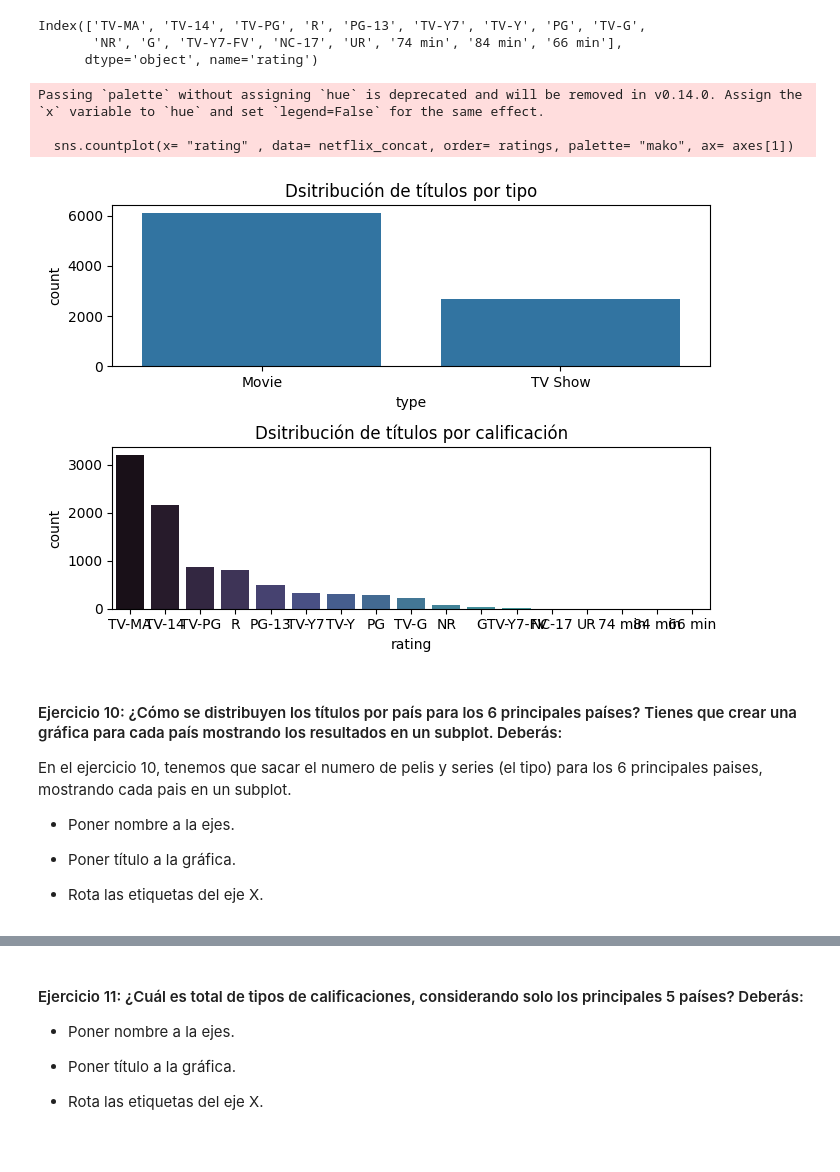
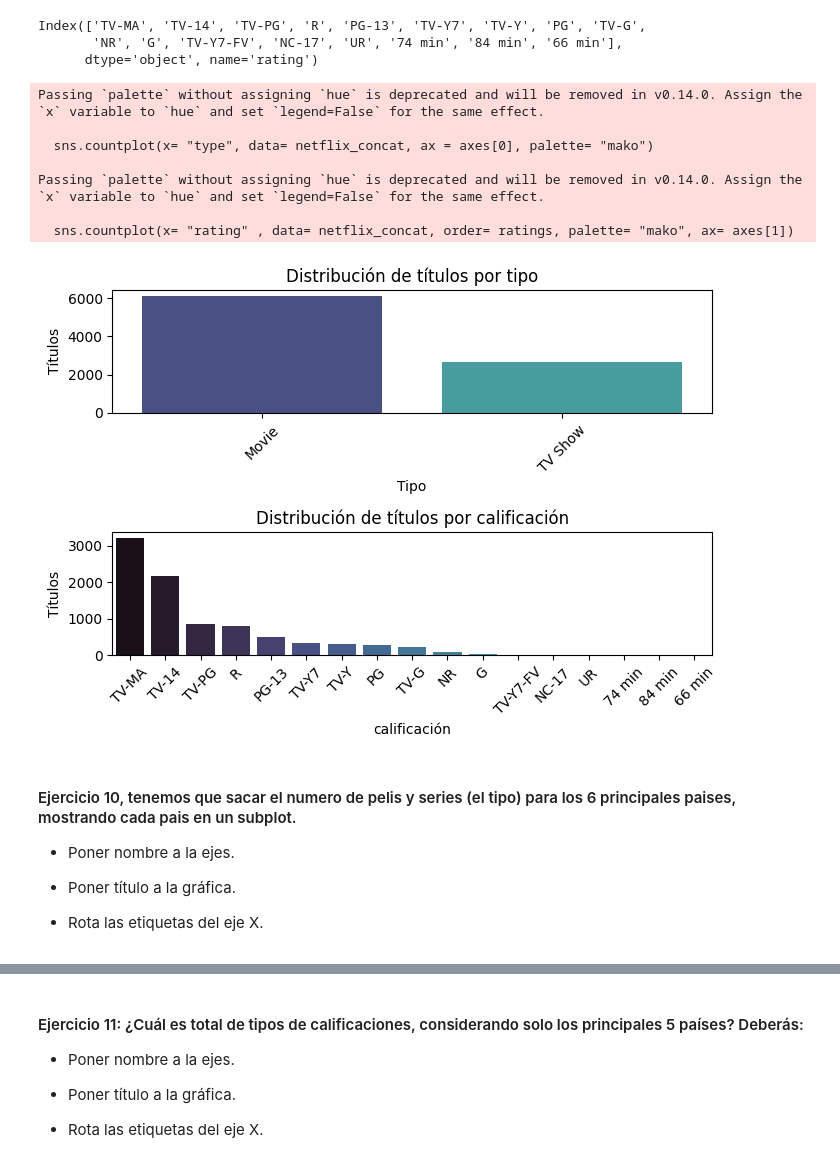
Before and after one commit to jgilsu11/laboratorio-modulo2-leccion04-visualizacion, a Jupyter notebook: laboratorio-modulo2-leccion04-visualizacion.ipynb, the cells around one changed output, grey strips where cells are left out. Saved outputs shown, nothing was run; the diff lists cells and outputs as text; code cells hidden in the pictures.

```diff
--- a/laboratorio-modulo2-leccion04-visualizacion.ipynb
+++ b/laboratorio-modulo2-leccion04-visualizacion.ipynb
@@ -276,19 +280,29 @@ Index(['TV-MA', 'TV-14', 'TV-PG', 'R', 'PG-13', 'TV-Y7', 'TV-Y', 'PG', 'TV-G',
 # %%
 fig, axes= plt.subplots(2,1, figsize= (7,5), sharex= False)
-sns.countplot(x= "type", data= netflix_concat, ax = axes[0])
+sns.countplot(x= "type", data= netflix_concat, ax = axes[0], palette= "mako")
 sns.countplot(x= "rating" , data= netflix_concat, order= ratings, palette= "mako", ax= axes[1])
-axes[0].set_title("Dsitribución de títulos por tipo")
-axes[1].set_title("Dsitribución de títulos por calificación")
-plt.tight_layout()
+axes[0].set_title("Distribución de títulos por tipo")
+axes[0].set_xlabel("Tipo")
+axes[0].set_ylabel("Títulos")
+axes[0].tick_params(axis= "x", rotation= 45)
+axes[1].tick_params(axis= "x", rotation= 45)
+axes[1].set_ylabel("Títulos")
+axes[1].set_xlabel("calificación")
+axes[1].set_title("Distribución de títulos por calificación")
+plt.tight_layout();
 # %% [output]
+Passing `palette` without assigning `hue` is deprecated and will be removed in v0.14.0. Assign the `x` variable to `hue` and set `legend=False` for the same effect.
+
+  sns.countplot(x= "type", data= netflix_concat, ax = axes[0], palette= "mako")
+
 Passing `palette` without assigning `hue` is deprecated and will be removed in v0.14.0. Assign the `x` variable to `hue` and set `legend=False` for the same effect.
 
   sns.countplot(x= "rating" , data= netflix_concat, order= ratings, palette= "mako", ax= axes[1])
-[figure, old version]
+[figure, new version]
 # %% [markdown]
-#### Ejercicio 10: ¿Cómo se distribuyen los títulos por país para los 6 principales países? Tienes que crear una gráfica para cada país mostrando los resultados en un subplot. Deberás:
+#### Ejercicio 10, tenemos que sacar el numero de pelis y series (el tipo) para los 6 principales paises, mostrando cada pais en un subplot.
 
-En el ejercicio 10, tenemos que sacar el numero de pelis y series (el tipo) para los 6 principales paises, mostrando cada pais en un subplot.
+
 
 - Poner nombre a la ejes.
 
```
Also changed, not shown: parts of 8 cells of this notebook.
